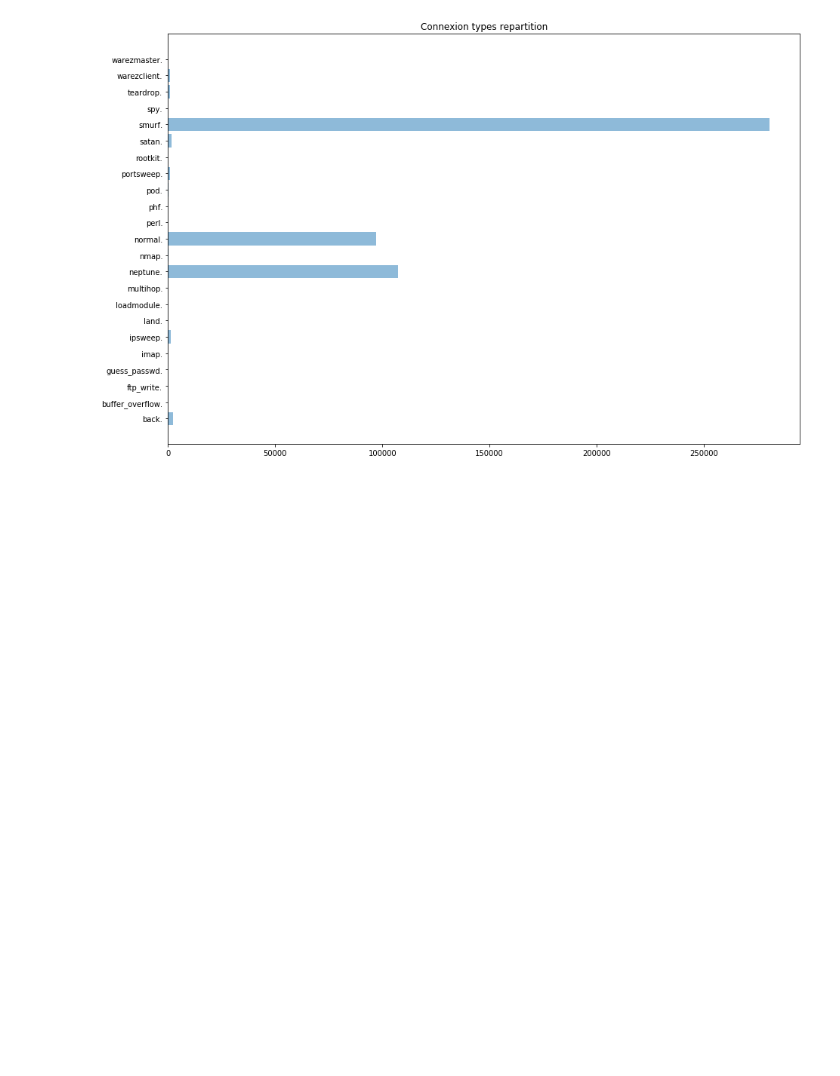
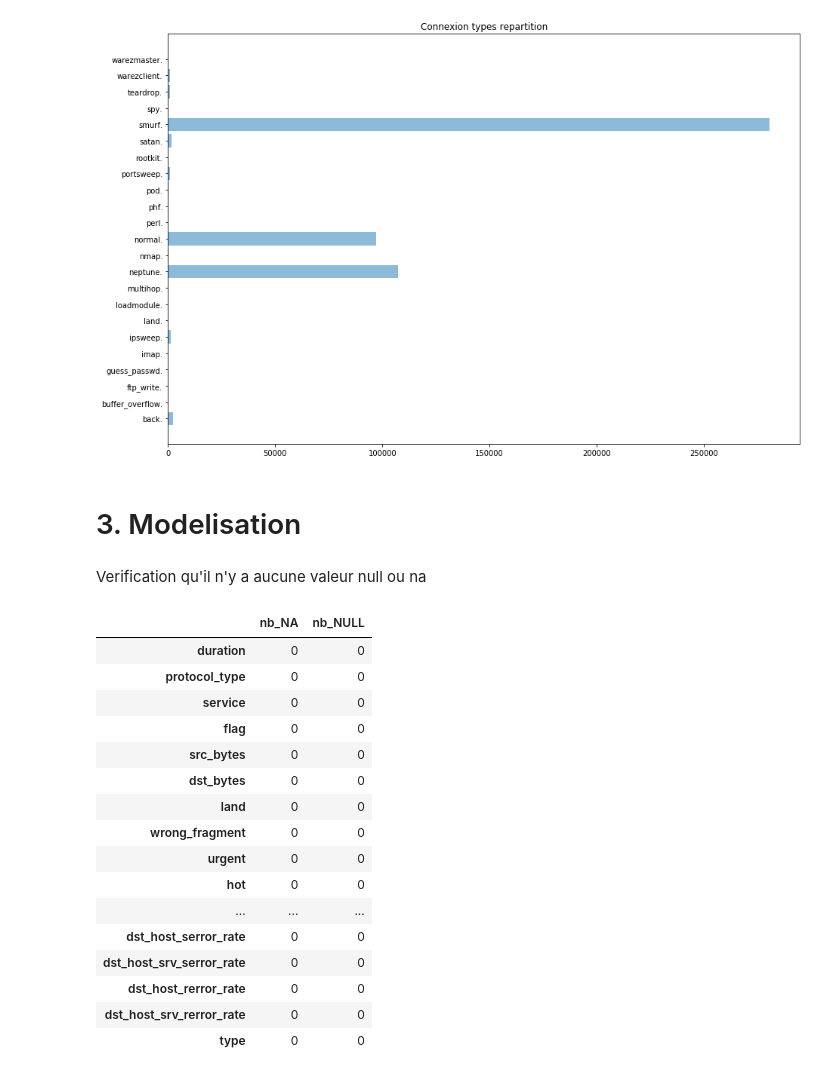
Before and after one commit to cvernerie/data-science-esilv, a Jupyter notebook: database-modelization.ipynb, the cells around one changed output. Drawn from its saved outputs; the diff is of its cells as text; code cells hidden in the pictures; blank space fills up the shorter version.

```diff
--- a/database-modelization.ipynb
+++ b/database-modelization.ipynb
@@ -94,3 +115,31 @@ plt.title('Connexion types repartition')
 plt.show()
 # %% [output]
 [figure]
+# %% [markdown]
+# 3. Modelisation
+# %% [markdown]
+Verification qu'il n'y a aucune valeur null ou na
+# %%
+NULL = df.isnull().sum()
+NA = df.isna().sum()
+NA_NULL = pd.DataFrame([NA, NULL]).T
+NA_NULL.columns = ["nb_NA", "nb_NULL"]
+NA_NULL
+# %% [output]
+|  | nb_NA | nb_NULL |
+| duration | 0 | 0 |
+| protocol_type | 0 | 0 |
+| service | 0 | 0 |
+| flag | 0 | 0 |
+| src_bytes | 0 | 0 |
+| dst_bytes | 0 | 0 |
+| land | 0 | 0 |
+| wrong_fragment | 0 | 0 |
+| urgent | 0 | 0 |
+| hot | 0 | 0 |
+| ... | ... | ... |
+| dst_host_serror_rate | 0 | 0 |
+| dst_host_srv_serror_rate | 0 | 0 |
+| dst_host_rerror_rate | 0 | 0 |
+| dst_host_srv_rerror_rate | 0 | 0 |
+| type | 0 | 0 |
```
Also changed, not shown: parts of 14 cells of this notebook.
